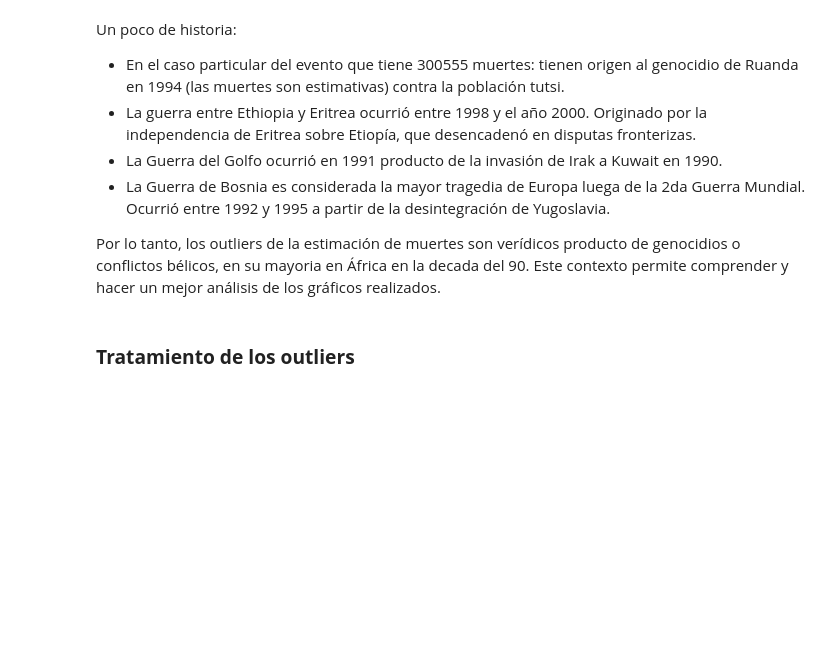
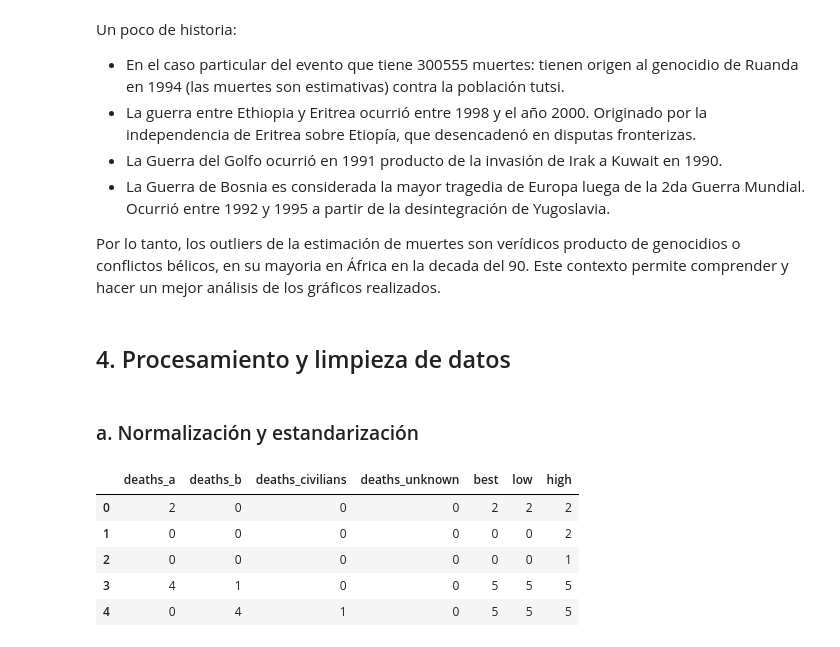
Before and after one commit to SantiagoCasado/CEIA_Analisis_Datos, a Jupyter notebook: add_tp1.ipynb, the cells around one changed output. Drawn from its saved outputs; the diff is of its cells as text; code cells hidden in the pictures; blank space fills up the shorter version.

```diff
--- a/add_tp1.ipynb
+++ b/add_tp1.ipynb
@@ -908,4 +909,18 @@ Un poco de historia:
 
 Por lo tanto, los outliers de la estimación de muertes son verídicos producto de genocidios o conflictos bélicos, en su mayoria en África en la decada del 90. Este contexto permite comprender y hacer un mejor análisis de los gráficos realizados.
 # %% [markdown]
-### **Tratamiento de los outliers**
+## 4. Procesamiento y limpieza de datos
+# %% [markdown]
+### a. Normalización y estandarización
+# %%
+# Selecciono algunas columnas numéricas para la normalización y estandarización
+columns = ['deaths_a', 'deaths_b', 'deaths_civilians', 'deaths_unknown','best', 'low', 'high']
+df_subset = df[columns]
+df_subset.head()
+# %% [output]
+|  | deaths_a | deaths_b | deaths_civilians | deaths_unknown | best | low | high |
+| 0 | 2 | 0 | 0 | 0 | 2 | 2 | 2 |
+| 1 | 0 | 0 | 0 | 0 | 0 | 0 | 2 |
+| 2 | 0 | 0 | 0 | 0 | 0 | 0 | 1 |
+| 3 | 4 | 1 | 0 | 0 | 5 | 5 | 5 |
+| 4 | 0 | 4 | 1 | 0 | 5 | 5 | 5 |
```
Also changed, not shown: parts of 8 cells of this notebook.
